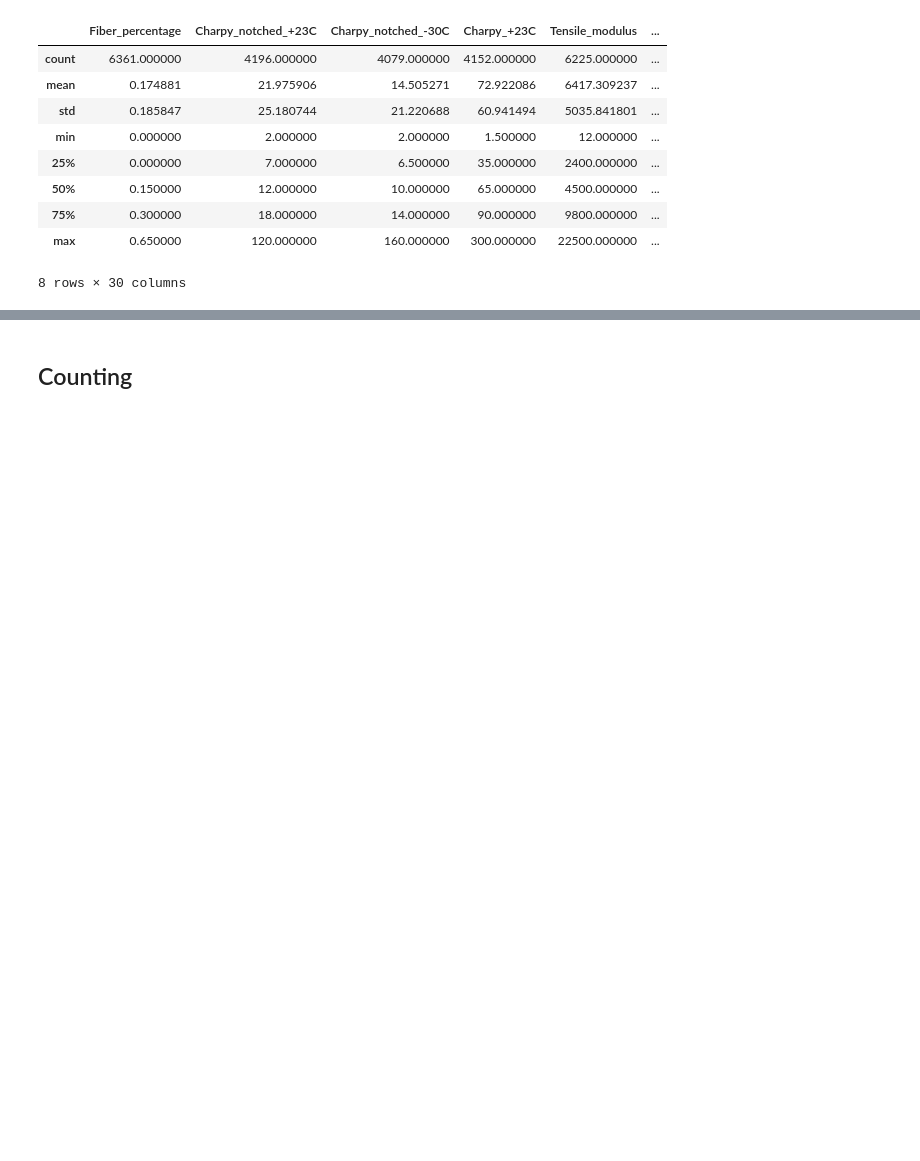
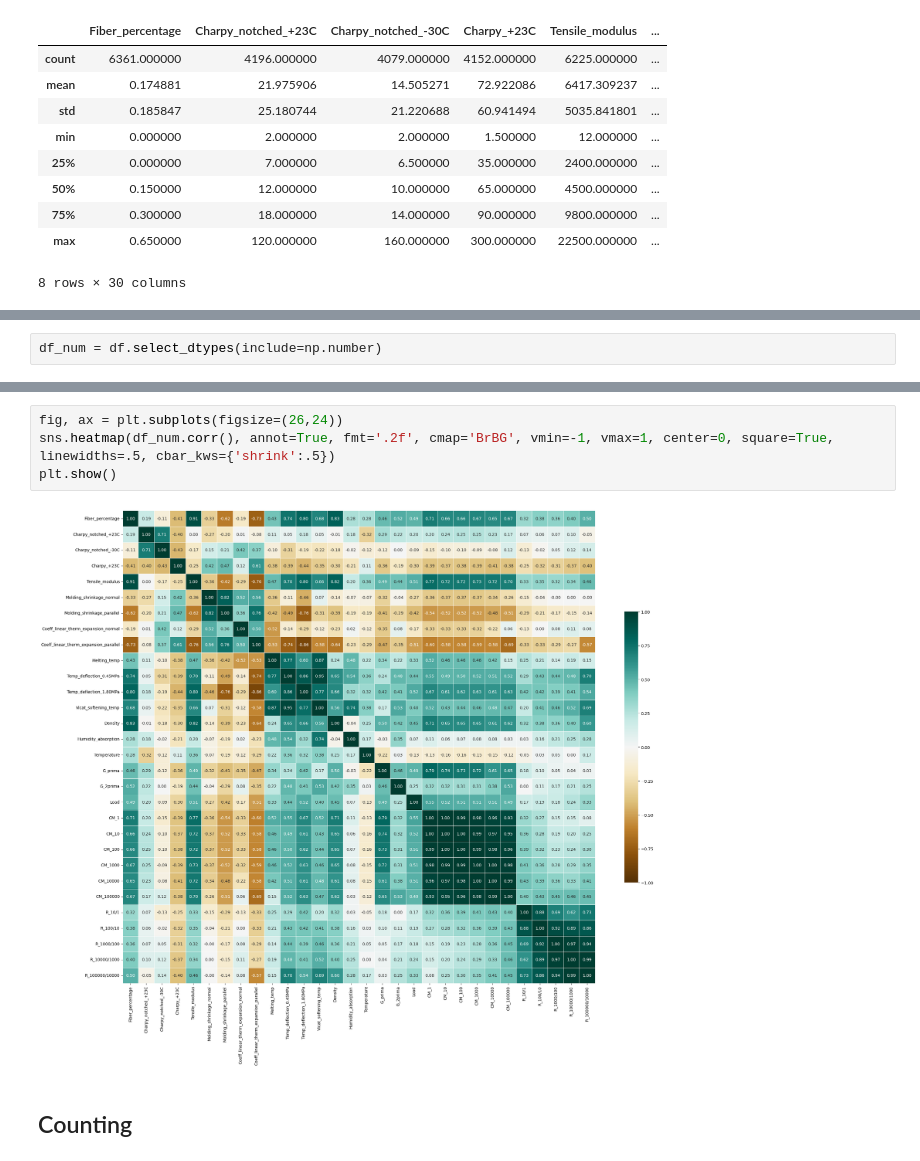
Before and after one commit to HectorLob/Creep_Prediction, a Jupyter notebook: notebooks/EDA.ipynb, the cells around one changed output, grey strips where cells are left out. Drawn from its saved outputs; the diff is of its cells as text; blank space fills up the shorter version.

```diff
--- a/notebooks/EDA.ipynb
+++ b/notebooks/EDA.ipynb
@@ -56,0 +61,2 @@ df.describe()
+# %%
+df_num = df.select_dtypes(include=np.number)
@@ -57,3 +83,9 @@ df.describe()
+# %%
+fig, ax = plt.subplots(figsize=(26,24))
+sns.heatmap(df_num.corr(), annot=True, fmt='.2f', cmap='BrBG', vmin=-1, vmax=1, center=0, square=True, linewidths=.5, cbar_kws={'shrink':.5})
+plt.show()
+# %% [output]
+[figure, added]
 # %% [markdown]
 ## Counting
 # %%
```
Also changed, not shown: parts of 15 cells of this notebook, 14 other files.
